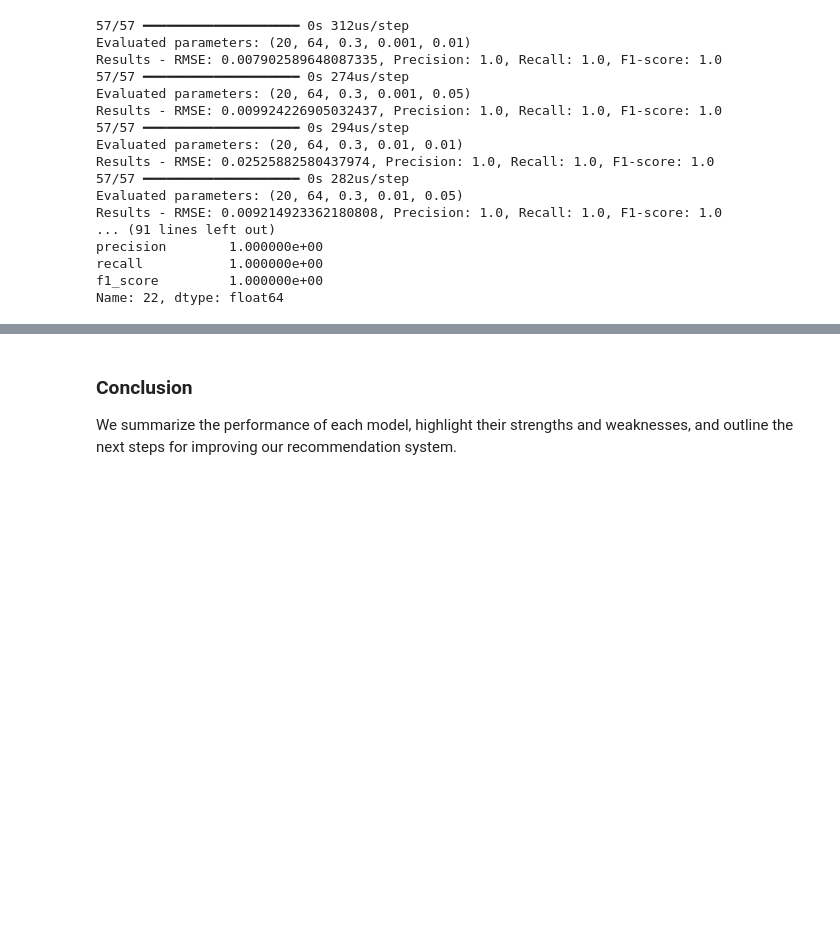
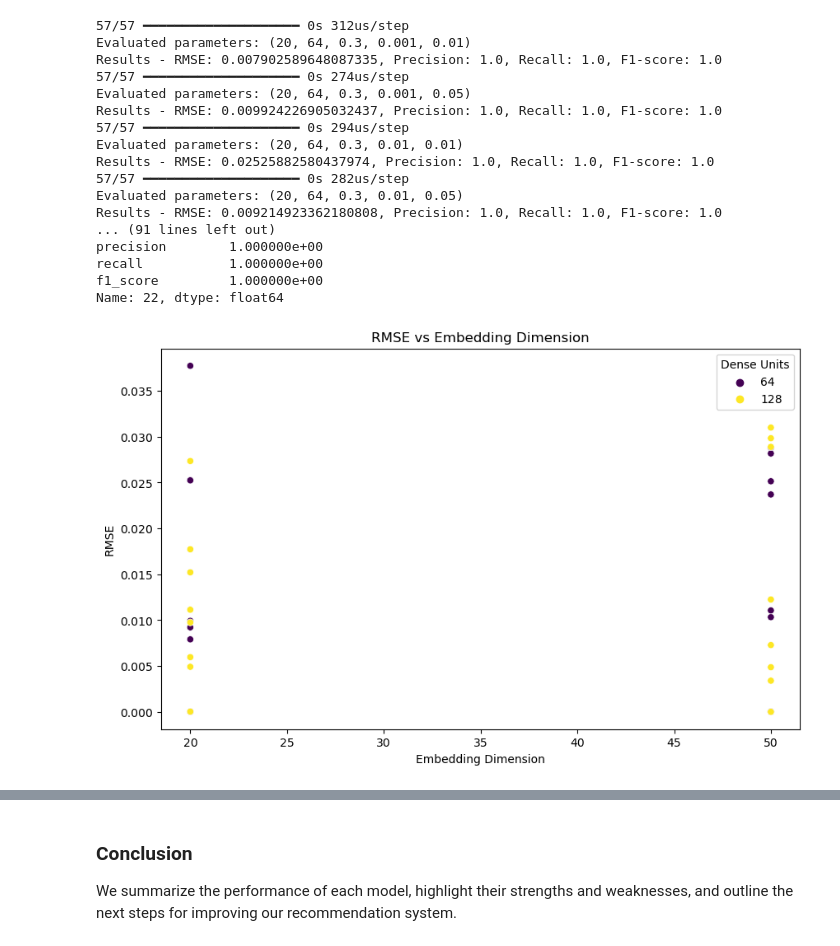
Before and after one commit to JustJin28/Cross_Platform_Rec_system, a Jupyter notebook: Notebooks/Modeling.ipynb, the cells around one changed output, grey strips where cells are left out. Drawn from its saved outputs; the diff is of its cells as text; code cells hidden in the pictures; blank space fills up the shorter version.

Commit message:
created visualizations for the slide deck of the RMSE given vertain Hyperparameter conditions

```diff
--- a/Notebooks/Modeling.ipynb
+++ b/Notebooks/Modeling.ipynb
@@ -511,3 +604,16 @@ precision        1.000000e+00
 recall           1.000000e+00
 f1_score         1.000000e+00
 Name: 22, dtype: float64
+# %%
+# Load the results data
+results_df = pd.read_csv('grid_search_results.csv')
+# %%
+plt.figure(figsize=(10, 6))
+sns.scatterplot(x='embedding_dim', y='rmse', data=results_df, hue='dense_units', palette='viridis')
+plt.title('RMSE vs Embedding Dimension')
+plt.xlabel('Embedding Dimension')
+plt.ylabel('RMSE')
+plt.legend(title='Dense Units')
+plt.show()
+# %% [output]
+[figure, added]
```
Also changed, not shown: parts of 22 cells of this notebook, 4 other files.
